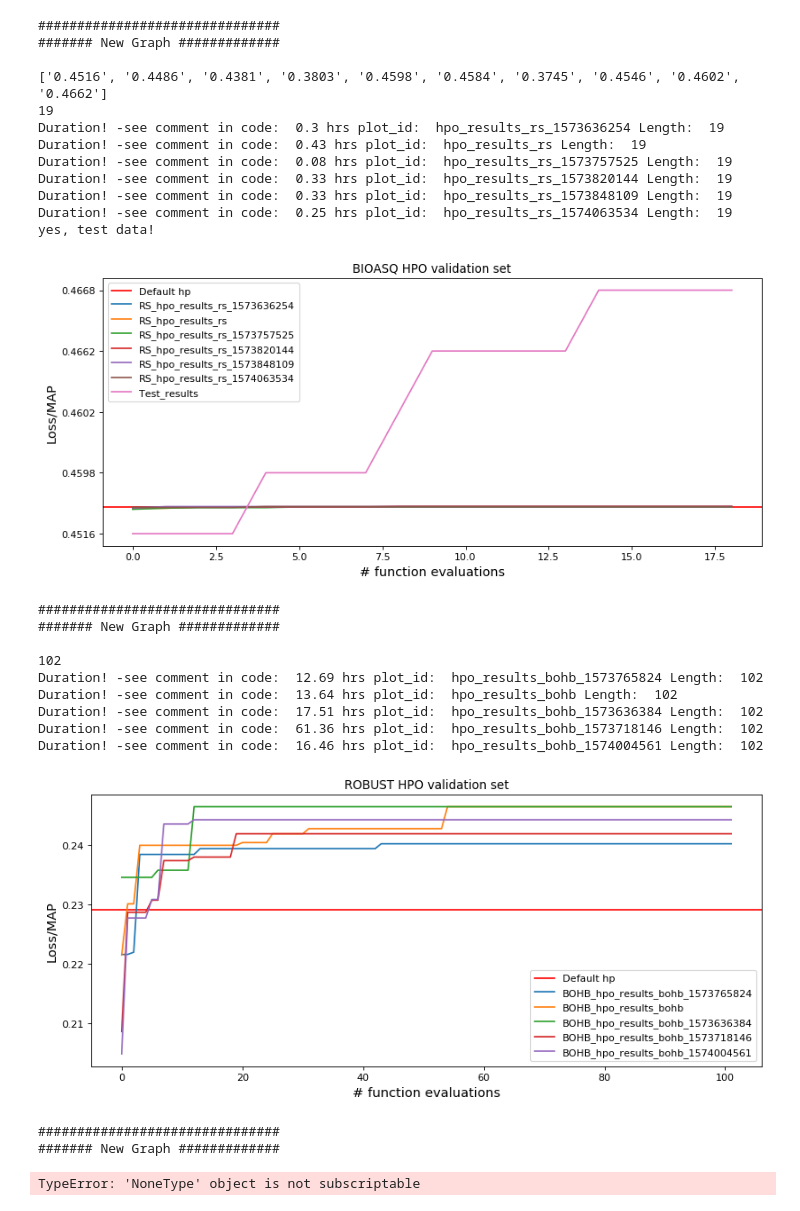
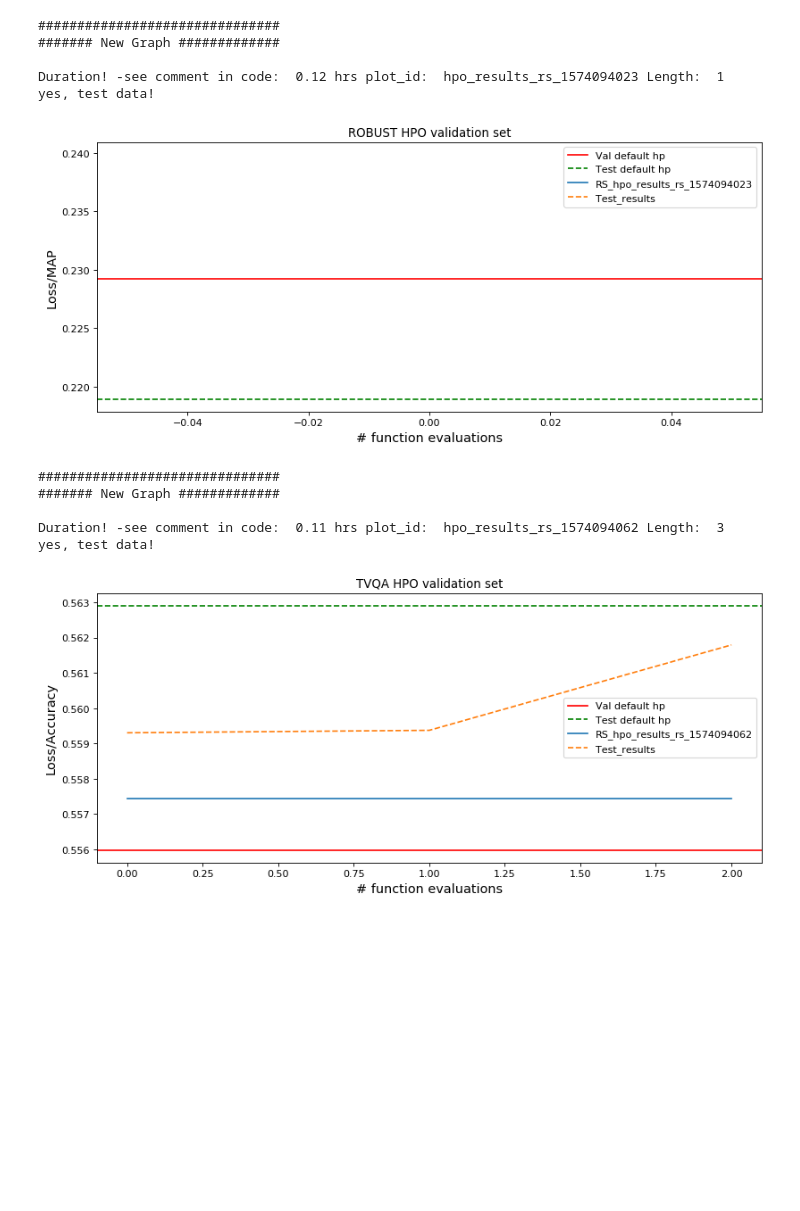
Before and after one commit to fj-morales/deep-relevance-ranking, a Jupyter notebook: models/baselines/HPO_analysis_graphs.ipynb, the cells around one changed output. Drawn from its saved outputs; the diff is of its cells as text; code cells hidden in the pictures; blank space fills up the shorter version.

```diff
--- a/models/baselines/HPO_analysis_graphs.ipynb
+++ b/models/baselines/HPO_analysis_graphs.ipynb
@@ -31,6 +31,9 @@ def load_results(file):
         for line in f_in:
 #             line = line.strip('\n')
             results.append(json.loads(line))
+
+        if not results:
+            return
 
         if 's1' in results[0][3]['info'].keys():
             fold = 's1'
@@ -44,12 +47,13 @@ def load_results(file):
                 'model_file': [x[3]['info'][fold]['info']['model_file'] for x in results if x[1] == 100],
                 'file': file
                }
-        if 'test_results' in results[0][3]['info'][fold]['info'].keys():
+#         print(results[0][3]['info'].keys())
+        if 'mean_metric_test' in results[0][3]['info'].keys():
             if 'tvqa' in file.lower():
                 out_dict['test_results'] = [x[3]['info'][fold]['info']['test_results'] for x in results if x[1] == 100]
             else:
-                out_dict['test_results'] = [x[3]['info'][fold]['info']['test_results']['map'] for x in results if x[1] == 100]
-            print(out_dict['test_results'][0:10])
+                out_dict['test_results'] = [x[3]['info']['mean_metric_test'] for x in results if x[1] == 100]
+#             print(out_dict['test_results'][0:10])
 
     return out_dict
 # %%
@@ -62,7 +66,7 @@ def get_hpo_results_dir(workdir, hpo_method):
                 results_dirs.append(os.path.join(root, name))
     return results_dirs
 # %%
-def plot_results(dataset, hpo_method, *plots, default=0, n=0, n_lim=0, time_flag=False, raw_flag=False):
+def plot_results(dataset, hpo_method, *plots, dev_def=0, test_def=0, n=0, n_lim=0, time_flag=False, raw_flag=False):
 
 
 
@@ -71,7 +75,8 @@ def plot_results(dataset, hpo_method, *plots, default=0, n=0, n_lim=0, time_flag
 
     plt.title(dataset.upper() + ' HPO validation set' )
 
-    plt.axhline(y=default, color='r', linestyle='-', label = 'Default hp')
+    plt.axhline(y=dev_def, color='r', linestyle='-', label = 'Val default hp')
+    plt.axhline(y=test_def, color='g', linestyle='--', label = 'Test default hp')
 
     signals = []
     for plot_data in plots:
@@ -127,7 +132,7 @@ def plot_results(dataset, hpo_method, *plots, default=0, n=0, n_lim=0, time_flag
         if 'test_results' in plot_data.keys():
             print('yes, test data!')
             test_y = [max(plot_data['test_results'][0:i+1]) for i,x in enumerate(plot_data['test_results'])]
-            plt.plot(idx[n:n_up], test_y[n:n_up], label = 'Test_results')
+            plt.plot(idx[n:n_up], test_y[n:n_up], linestyle='--', label = 'Test_results')
 
 
         if raw_flag:
@@ -161,25 +166,28 @@ workdirs = [
 dev_defaults = [
                 0.4371,
                 0.2292,
-                0.51942
+                0.55597
                ]
 
 test_defaults = [
-                0.4371,
-                0.2292,
-                0.51942
+                0.4703,
+                0.2189,
+                0.56291
                ]
 
 hpo_methods = [
-                'bohb',
+#                 'bohb',
                 'rs'
 ]
 
-adjust_min=True
-# adjust_min=False
+# adjust_min=True
+adjust_min=False
 n_limit = 0
 
-for wdir, dev_def in zip(workdirs, dev_defaults):
+# only_test_flag = False
+only_test_flag = True
+
+for wdir, dev_def, test_def in zip(workdirs, dev_defaults, test_defaults):
     for h in hpo_methods:
         print('\n\n###############################\n####### New Graph #############\n')
         # Get results_dir
@@ -200,14 +208,23 @@ for wdir, dev_def in zip(workdirs, dev_defaults):
 #         avg_res = get_avg_results(results_files)
         res_hpo = []
         for r in results_files:
-            res_hpo.append(load_results(r))
+            r_hpo = load_results(r)
+            if only_test_flag:
+#                 print(list(r_hpo.keys()))
+                if 'test_results' in r_hpo.keys():
+                    res_hpo.append(r_hpo)
+            else:
+                res_hpo.append(r_hpo)
 
+        if not res_hpo:
+            break
         if adjust_min:
             n_limit = min(len(r['loss_data']) for r in res_hpo)
             print(n_limit)
 
 #         n_limit = 800
-        signals = plot_results(dataset, h, *res_hpo, default=dev_def, n=0, n_lim=n_limit, time_flag=False, raw_flag=False)
+
+        signals = plot_results(dataset, h, *res_hpo, dev_def=dev_def, test_def=test_def, n=0, n_lim=n_limit, time_flag=False, raw_flag=False)
 
 
 
@@ -231,29 +241,15 @@ yes, test data!
 ###############################
 ####### New Graph #############
 
-['0.4516', '0.4486', '0.4381', '0.3803', '0.4598', '0.4584', '0.3745', '0.4546', '0.4602', '0.4662']
-19
-Duration! -see comment in code:  0.3 hrs plot_id:  hpo_results_rs_1573636254 Length:  19
-Duration! -see comment in code:  0.43 hrs plot_id:  hpo_results_rs Length:  19
-Duration! -see comment in code:  0.08 hrs plot_id:  hpo_results_rs_1573757525 Length:  19
-Duration! -see comment in code:  0.33 hrs plot_id:  hpo_results_rs_1573820144 Length:  19
-Duration! -see comment in code:  0.33 hrs plot_id:  hpo_results_rs_1573848109 Length:  19
-Duration! -see comment in code:  0.25 hrs plot_id:  hpo_results_rs_1574063534 Length:  19
+Duration! -see comment in code:  0.12 hrs plot_id:  hpo_results_rs_1574094023 Length:  1
 yes, test data!
-[figure, old version]
+[figure, new version]
 ###############################
 ####### New Graph #############
 
-102
-Duration! -see comment in code:  12.69 hrs plot_id:  hpo_results_bohb_1573765824 Length:  102
-Duration! -see comment in code:  13.64 hrs plot_id:  hpo_results_bohb Length:  102
-Duration! -see comment in code:  17.51 hrs plot_id:  hpo_results_bohb_1573636384 Length:  102
-Duration! -see comment in code:  61.36 hrs plot_id:  hpo_results_bohb_1573718146 Length:  102
-Duration! -see comment in code:  16.46 hrs plot_id:  hpo_results_bohb_1574004561 Length:  102
+Duration! -see comment in code:  0.11 hrs plot_id:  hpo_results_rs_1574094062 Length:  3
+yes, test data!
-[figure, old version]
+[figure, new version]
-###############################
-####### New Graph #############
-TypeError: 'NoneType' object is not subscriptable
 # %%
 # plot_results(rob_bohb_results, rob_rs_results,  default=0.2292, n=0, time_flag=True, raw_flag=True)
 # plot_results(bio_bohb_results,bio_rs_results , default=0.4371, n=0, n_lim=0, time_flag=True)
```
Also changed, not shown: parts of 1 cell of this notebook, 1 other file.
